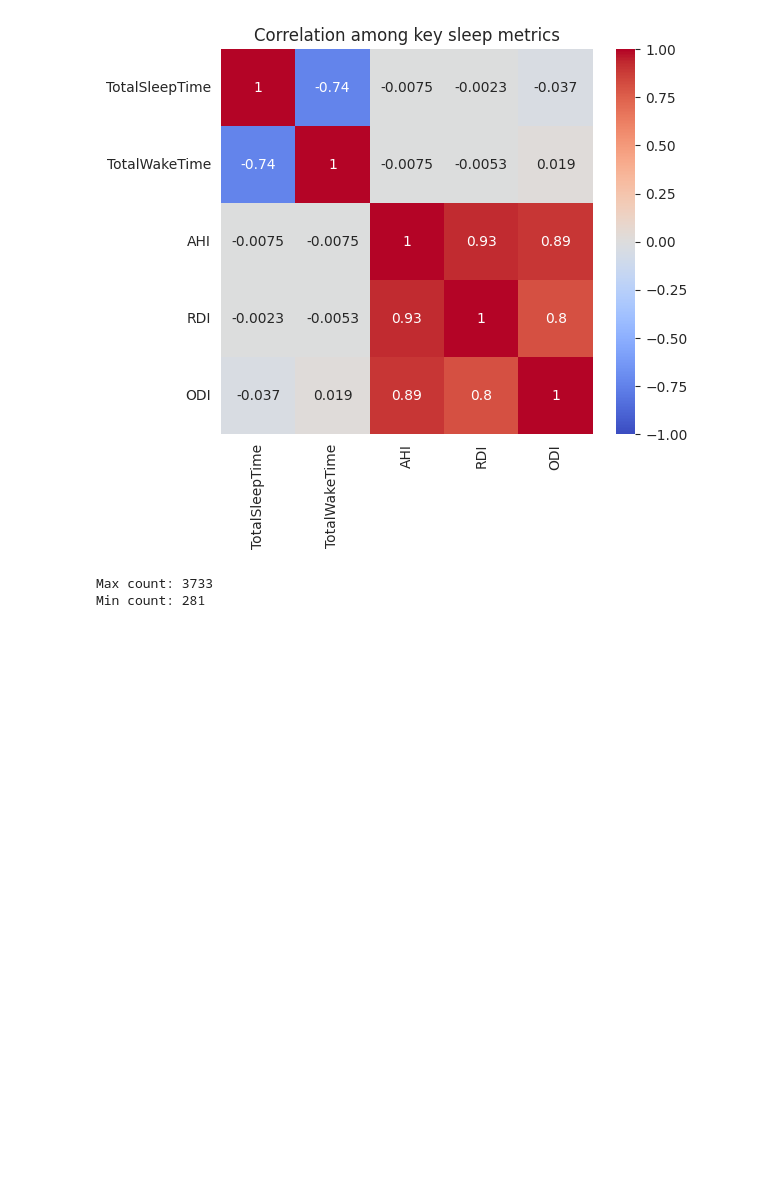
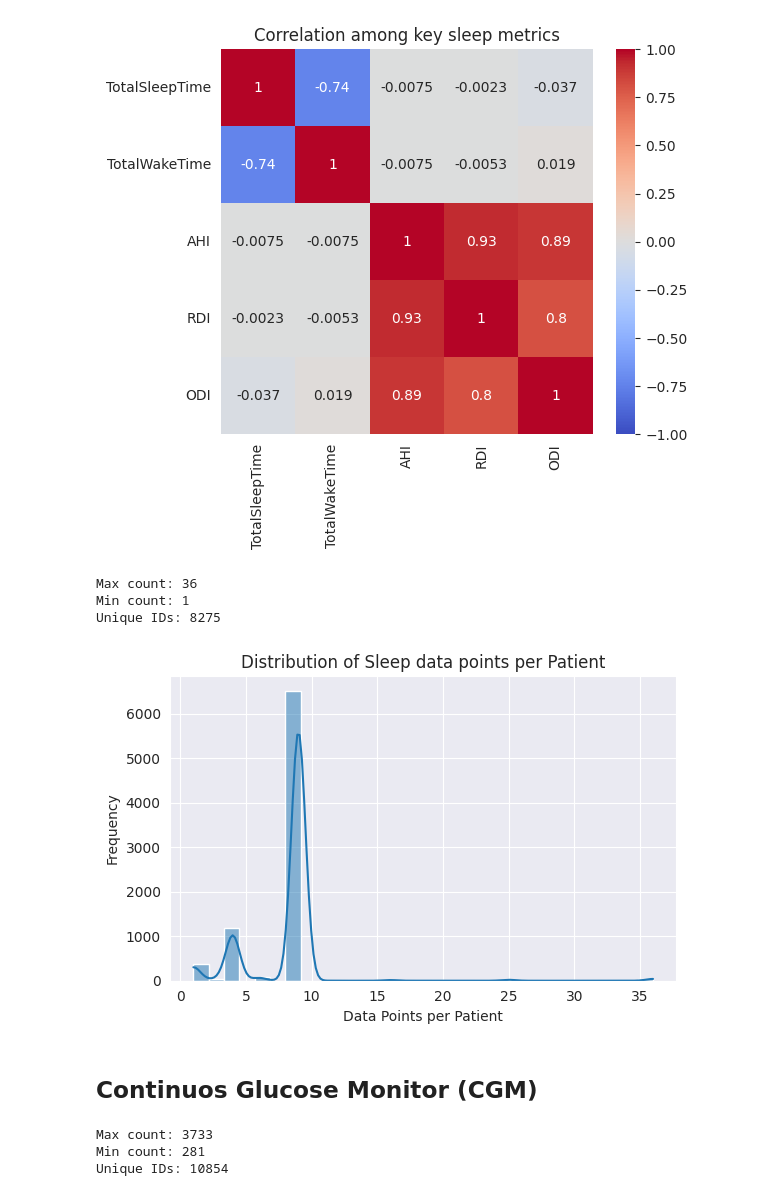
Before and after one commit to gavrielhan/MSc_Thesis, a Jupyter notebook: analysis_sleep.ipynb, the cells around one changed output. Saved outputs shown, nothing was run; the diff lists cells and outputs as text; code cells hidden in the pictures; blank space fills up the shorter version.

```diff
--- a/analysis_sleep.ipynb
+++ b/analysis_sleep.ipynb
@@ -114,6 +119,37 @@ plt.title('Correlation among key sleep metrics')
 plt.show()
 # %% [output]
 [figure]
+# %%
+df_datapoint_n = df_sleep['RegistrationCode'].value_counts().reset_index()
+df_datapoint_n.columns = ['RegistrationCode', 'numbers']
+
+# Sort the dataframe by 'numbers' in descending order
+df_datapoint_n = df_datapoint_n.sort_values(by='numbers', ascending=False)
+
+# Print the max and min
+max_count = df_datapoint_n['numbers'].max()
+min_count = df_datapoint_n['numbers'].min()
+unique_ids = df_datapoint_n.shape[0]
+
+print(f"Max count: {max_count}")
+print(f"Min count: {min_count}")
+print(f"Unique IDs: {unique_ids}")
+# %% [output]
+Max count: 36
+Min count: 1
+Unique IDs: 8275
+# %%
+plt.figure(figsize=(6,4))
+sns.histplot(data=df_datapoint_n, x='numbers', bins=30, kde=True)
+plt.title('Distribution of Sleep data points per Patient')
+plt.xlabel('Data Points per Patient')
+plt.ylabel('Frequency')
+plt.tight_layout()
+plt.show()
+# %% [output]
+[figure, added]
+# %% [markdown]
+## Continuos Glucose Monitor (CGM)
 # %%
 from LabData.DataLoaders.CGMLoader import CGMLoader
 study_ids = [10, 1001, 1002, 1003, 1004, 1005, 1006, 1007, 1008]
@@ -131,9 +167,12 @@ df_datapoint_n = df_datapoint_n.sort_values(by='numbers', ascending=False)
 # Print the max and min
 max_count = df_datapoint_n['numbers'].max()
 min_count = df_datapoint_n['numbers'].min()
+unique_ids = df_datapoint_n.shape[0]
 
 print(f"Max count: {max_count}")
 print(f"Min count: {min_count}")
+print(f"Unique IDs: {unique_ids}")
 # %% [output]
 Max count: 3733
 Min count: 281
+Unique IDs: 10854
```
Also changed, not shown: parts of 10 cells of this notebook.
